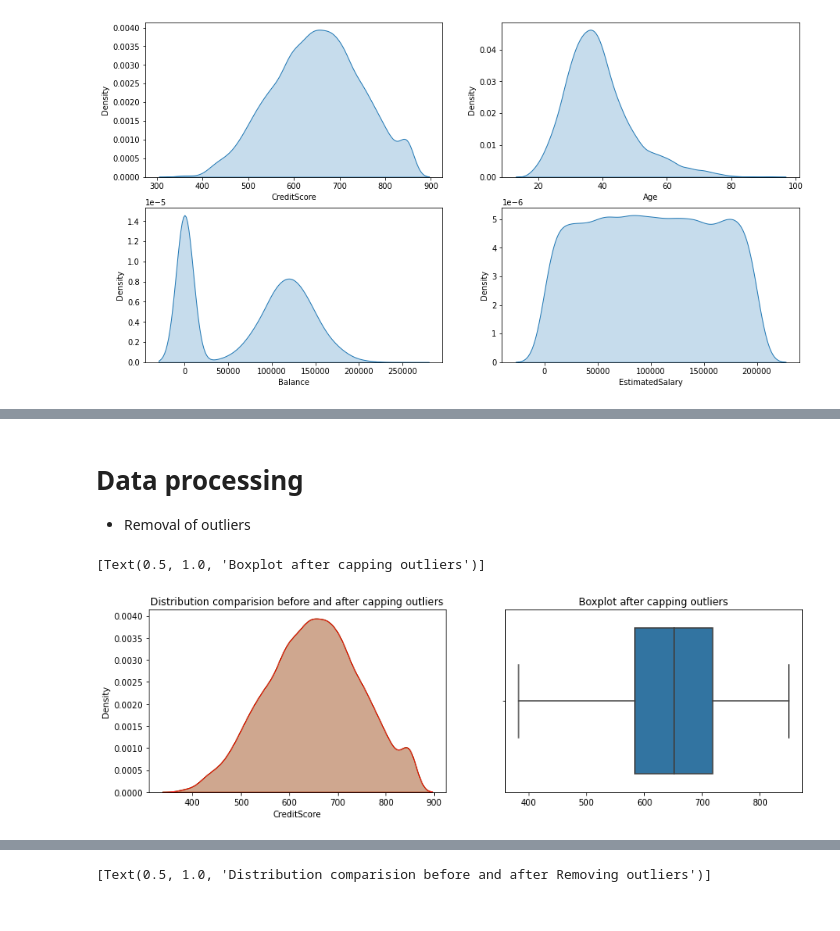
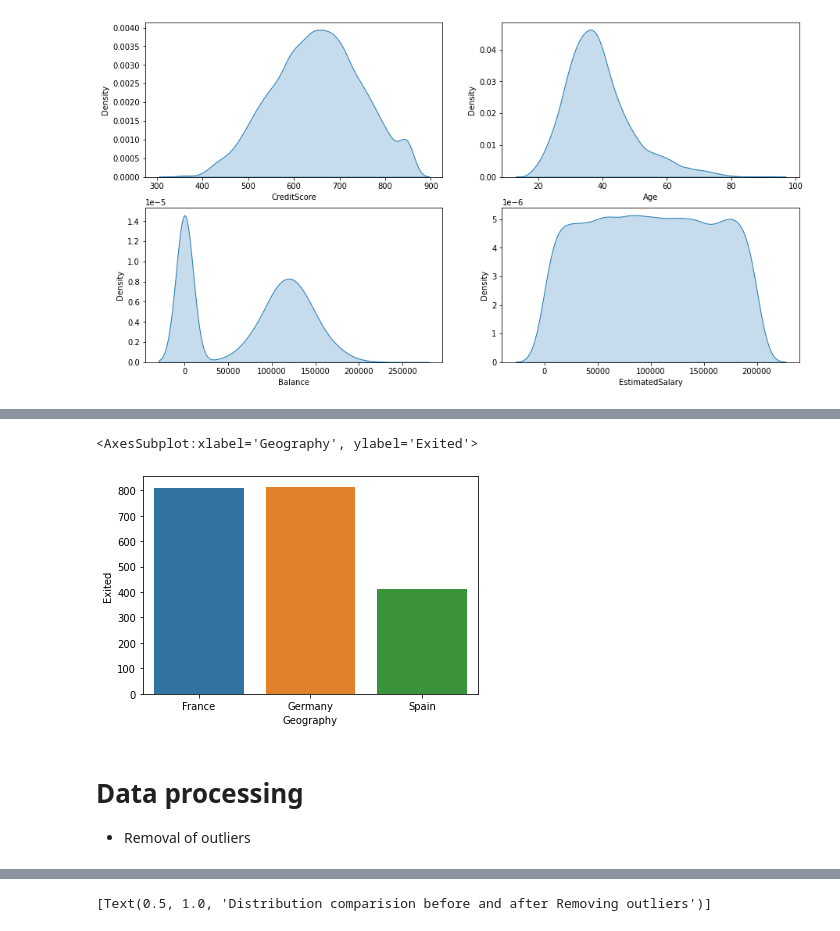
Before and after one commit to yuvraaj2002/Deep-learning-projects, a Jupyter notebook: Customer Churn Prediction/Code.ipynb, the cells around one changed output, grey strips where cells are left out. Saved outputs shown, nothing was run; the diff lists cells and outputs as text; code cells hidden in the pictures.

```diff
--- a/Customer Churn Prediction/Code.ipynb
+++ b/Customer Churn Prediction/Code.ipynb
@@ -146,3 +154,4 @@ sns.barplot(x = temp4.index , y = temp4,saturation=2,ax = ax[1][1]).set(title='T
 # %%
-df.head(4)
+temp5 = df.groupby('Geography')['Exited'].sum()
+sns.barplot(x = temp5.index , y = temp5,)
 # %% [output]
@@ -154,24 +158,6 @@ df.head(4)
+<AxesSubplot:xlabel='Geography', ylabel='Exited'>
+[figure, added]
 # %% [markdown]
 # Data processing
 
 - Removal of outliers
-# %%
-q1 = df['CreditScore'].quantile(0.25)
-q3 = df['CreditScore'].quantile(0.75)
-IQR = q3-q1
-Lower_lmt = q1-(1.5*IQR)
-Upper_lmt = q3 + (1.5*IQR)
-
-Temp = np.where(df['CreditScore'] > Upper_lmt, Upper_lmt,
-                             np.where(df['CreditScore'] < Lower_lmt, Lower_lmt, df['CreditScore']))
-
-# Visualize the distribution before and after capping the outliers
-fig,ax = plt.subplots(1,2,figsize = (14,4))
-
-sns.kdeplot(df['CreditScore'],shade=True,color='green',ax = ax[0])
-sns.kdeplot(Temp,shade=True,color='red',ax = ax[0]).set(title='Distribution comparision before and after capping outliers')
-
-sns.boxplot(x = Temp,ax = ax[1]).set(title='Boxplot after capping outliers')
-# %% [output]
-[Text(0.5, 1.0, 'Boxplot after capping outliers')]
-[figure, removed]
```
Also changed, not shown: parts of 23 cells of this notebook.
